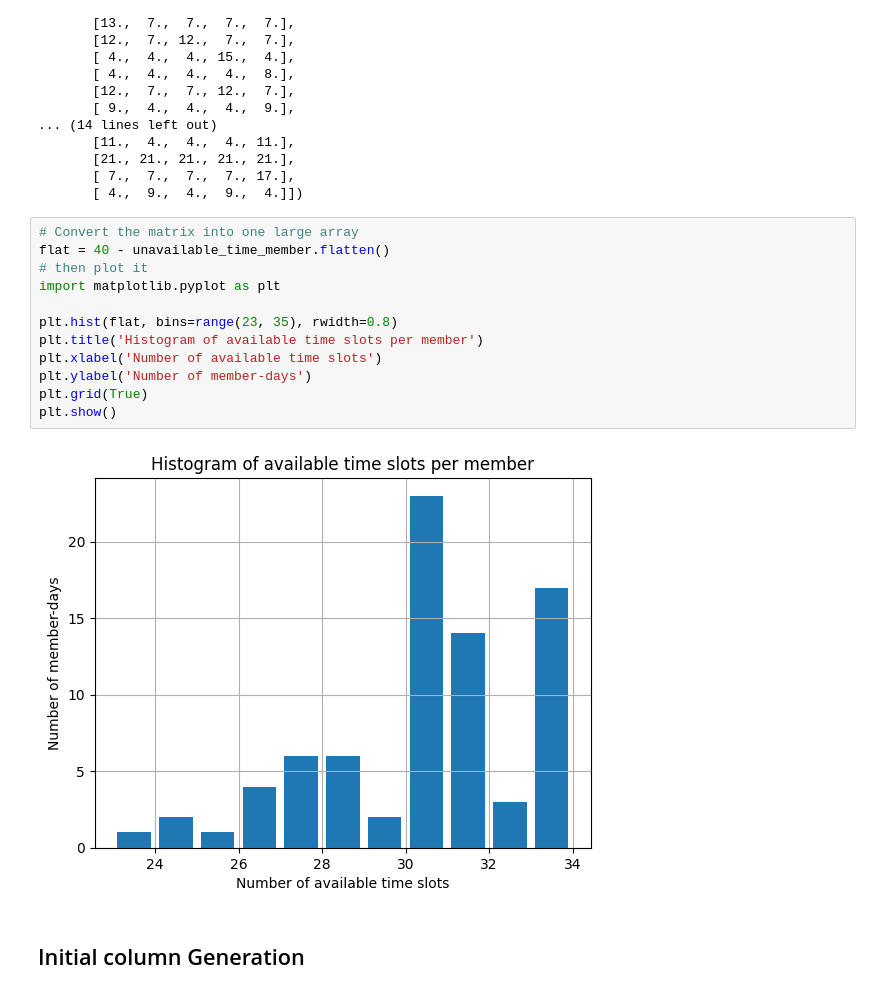
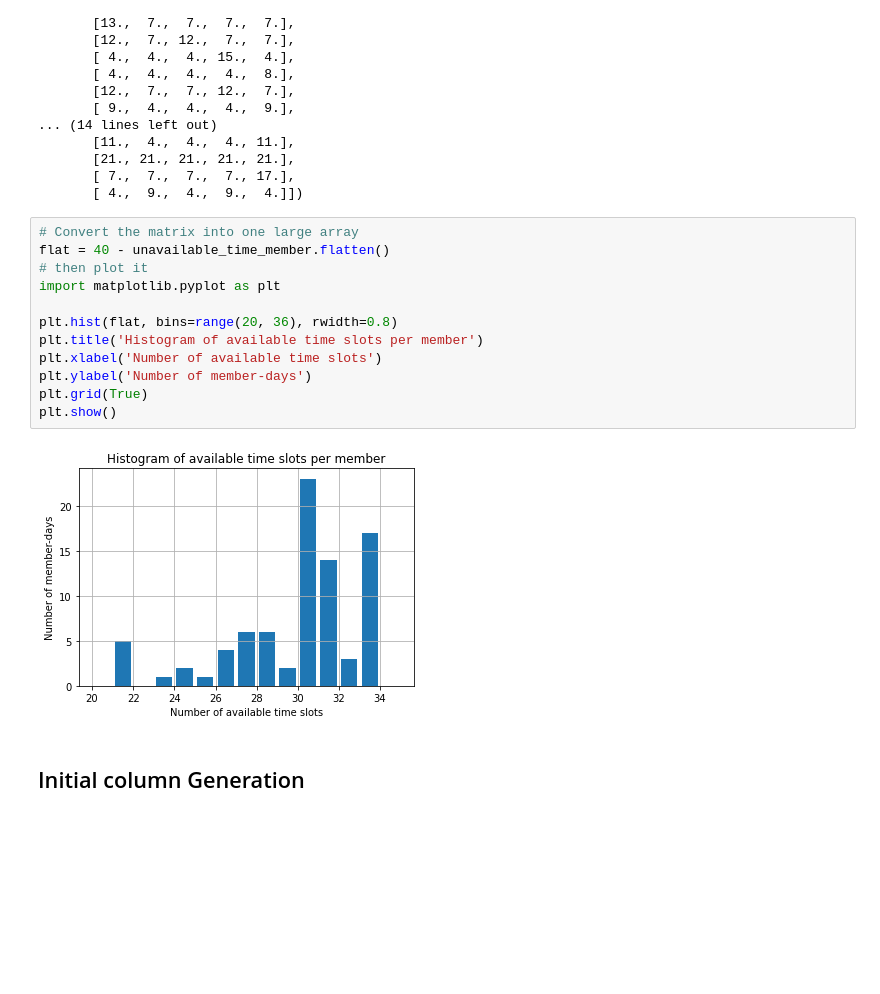
Before and after one commit to kevin51jiang/msci-435-project, a Jupyter notebook: dataExploration.ipynb, the cells around one changed output. Drawn from its saved outputs; the diff is of its cells as text; blank space fills up the shorter version.

```diff
--- a/dataExploration.ipynb
+++ b/dataExploration.ipynb
@@ -610,17 +610,17 @@ array([[ 4.,  9.,  4.,  9.,  4.],
 # %%
 # Convert the matrix into one large array
 flat = 40 - unavailable_time_member.flatten()
 # then plot it
 import matplotlib.pyplot as plt
 
-plt.hist(flat, bins=range(23, 35), rwidth=0.8)
+plt.hist(flat, bins=range(20, 36), rwidth=0.8)
 plt.title('Histogram of available time slots per member')
 plt.xlabel('Number of available time slots')
 plt.ylabel('Number of member-days')
 plt.grid(True)
 plt.show()
 # %% [output]
-[figure, old version]
+[figure, new version]
 # %% [markdown]
 ## Initial column Generation
 # %% [markdown]
```
Also changed, not shown: parts of 5 cells of this notebook, 2 other files.
